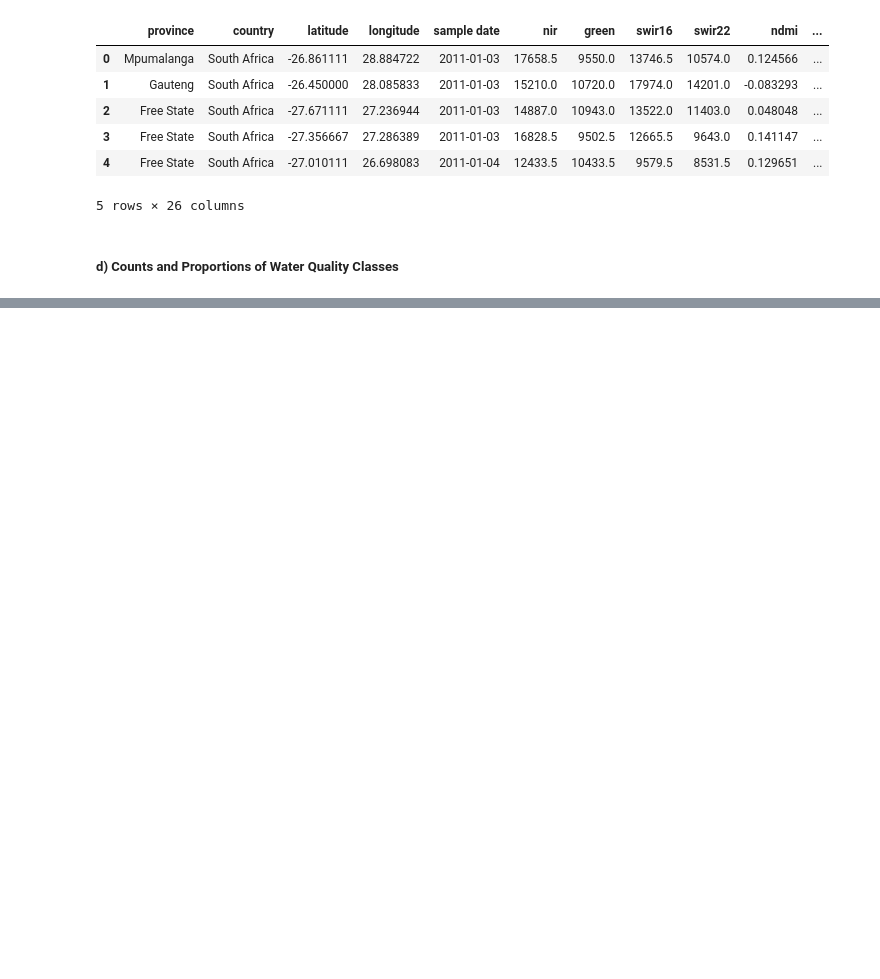
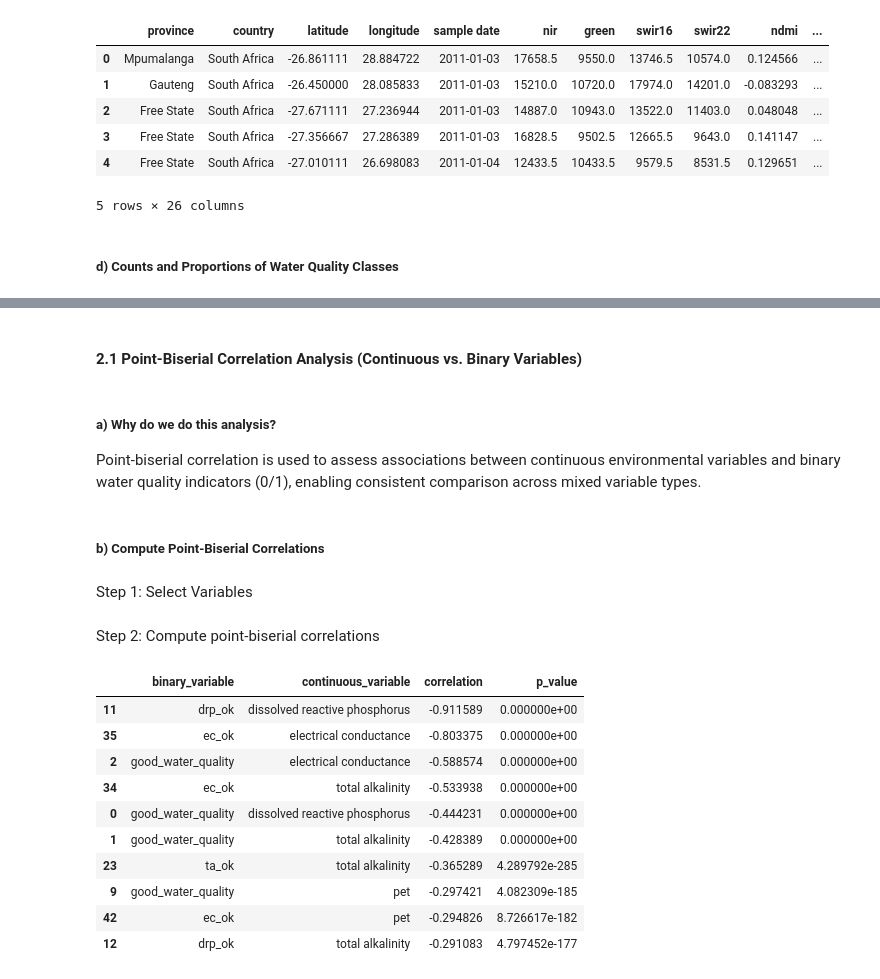
Before and after one commit to kylerod22/siads593-water-sustainability, a Jupyter notebook: 08-rjbest-sungmiki-kylerod-2026winter/src/Summary & Conclusion.ipynb, the cells around one changed output, grey strips where cells are left out. Saved outputs shown, nothing was run; the diff lists cells and outputs as text; code cells hidden in the pictures; blank space fills up the shorter version.

```diff
--- a/08-rjbest-sungmiki-kylerod-2026winter/src/Summary & Conclusion.ipynb
+++ b/08-rjbest-sungmiki-kylerod-2026winter/src/Summary & Conclusion.ipynb
@@ -138,0 +196,36 @@ Observation: Just over half of the observations meet all defined water quality t
+# %% [markdown]
+#### 2.1 Point-Biserial Correlation Analysis (Continuous vs. Binary Variables)
+# %% [markdown]
+##### a) Why do we do this analysis?
+
+Point-biserial correlation is used to assess associations between continuous environmental variables and binary water quality indicators (0/1), enabling consistent comparison across mixed variable types.
+# %% [markdown]
+##### b) Compute Point-Biserial Correlations
+# %% [markdown]
+Step 1: Select Variables
+# %%
+# Binary variables (0/1)
+binary_vars = [
+    "good_water_quality",
+    "drp_ok",
+    "ta_ok",
+    "ec_ok",
+    "river_mouthORjunction"
+]
+
+# Continuous variables
+continuous_vars = [
+    "dissolved reactive phosphorus",
+    "total alkalinity",
+    "electrical conductance",
+    "nir",
+    "green",
+    "swir16",
+    "swir22",
+    "ndmi",
+    "mndwi",
+    "pet",
+    "pop_density_nn"
+]
+# %% [markdown]
+Step 2: Compute point-biserial correlations
@@ -138,0 +247,15 @@ Observation: Just over half of the observations meet all defined water quality t
+# %%
+pb_corr_df = pd.DataFrame(results)
+pb_corr_df.sort_values("correlation", key=abs, ascending=False).head(10)
+# %% [output]
+|  | binary_variable | continuous_variable | correlation | p_value |
+| 11 | drp_ok | dissolved reactive phosphorus | -0.911589 | 0.000000e+00 |
+| 35 | ec_ok | electrical conductance | -0.803375 | 0.000000e+00 |
+| 2 | good_water_quality | electrical conductance | -0.588574 | 0.000000e+00 |
+| 34 | ec_ok | total alkalinity | -0.533938 | 0.000000e+00 |
+| 0 | good_water_quality | dissolved reactive phosphorus | -0.444231 | 0.000000e+00 |
+| 1 | good_water_quality | total alkalinity | -0.428389 | 0.000000e+00 |
+| 23 | ta_ok | total alkalinity | -0.365289 | 4.289792e-285 |
+| 9 | good_water_quality | pet | -0.297421 | 4.082309e-185 |
+| 42 | ec_ok | pet | -0.294826 | 8.726617e-182 |
+| 12 | drp_ok | total alkalinity | -0.291083 | 4.797452e-177 |
```
Also changed, not shown: parts of 17 cells of this notebook.
